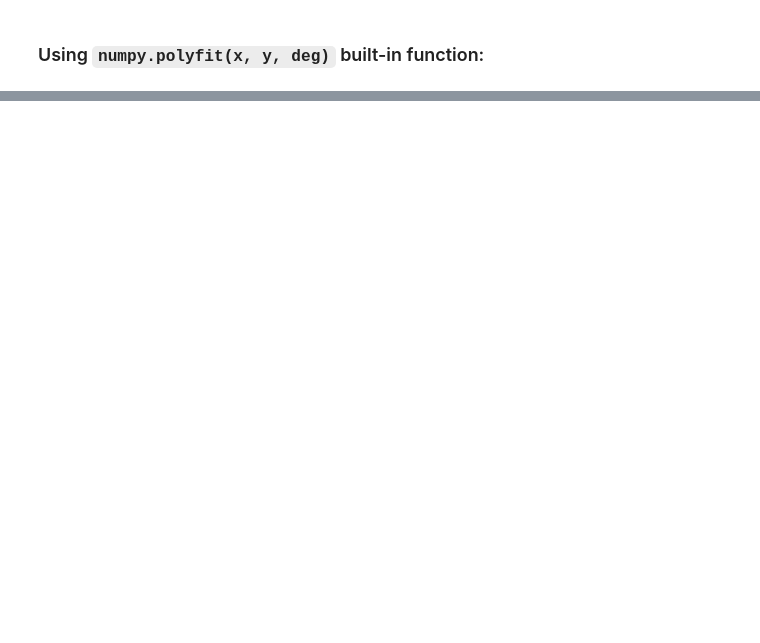
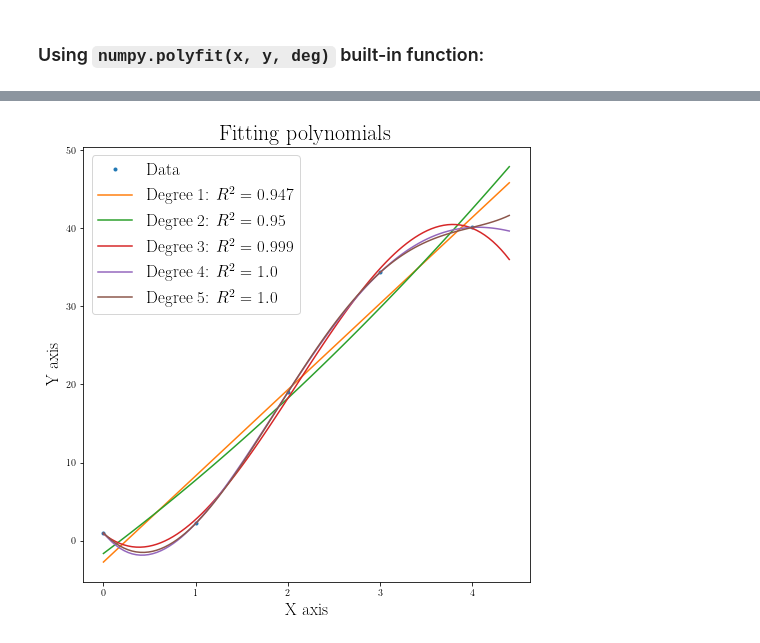
Before and after one commit to abtinshahidi/Foundation_applied_machine_learning, a Jupyter notebook: notebooks/week4/week4.ipynb, the cells around one changed output, grey strips where cells are left out. Saved outputs shown, nothing was run; the diff lists cells and outputs as text; code cells hidden in the pictures; blank space fills up the shorter version.

```diff
--- a/notebooks/week4/week4.ipynb
+++ b/notebooks/week4/week4.ipynb
@@ -433,0 +531,45 @@ array([1.03105414, 1.60047278, 4.36237257])
+# %%
+def general_fit(_x_values, _y_values, list_of_degrees=[1]):
+    model=[]
+    for degree in list_of_degrees:
+        fit = np.polyfit(_x_values, _y_values, deg=degree)
+        model.append(fit)
+    return model
+
+
+def plot_fits_data(x_values, y_values, list_of_degrees=[1]):
+    fitting_parameters = general_fit(x_values, y_values, list_of_degrees)
+    x_span = np.linspace(min(x_values), 1.1*max(x_values), 100)
+
+    i= 0
+
+    plt.plot(x_values, y_values, '.', label="Data ")
+
+    for fit_par in fitting_parameters:
+        reg = R_squared(y_values, np.polyval(fit_par, x_values))
+        reg = round(reg, 3)
+
+        y = np.polyval(fit_par, x_span)
+
+        try:
+            plt.plot(x_span, y, label="Degree {}: $R^2={}$".format(list_of_degrees[i],reg))
+        except IndexError:
+            break
+        i+=1
+    plt.legend(fontsize=14)
+# %%
+_x_, _y_=[0, 1, 2, 3, 4], [1, 2.2, 19, 34.33, 40.1]
+# %%
+fig = plt.figure(figsize=(8,8))
+
+plot_fits_data(_x_, _y_, [1,2,3,4,5])
+
+
+plt.title(r"Fitting polynomials", fontsize=22)
+plt.legend(fontsize=17)
+plt.xlabel(r"X axis", fontsize=17)
+plt.ylabel(r"Y axis", fontsize=17)
+
+plt.show()
+# %% [output]
+[figure, added]
```
Also changed, not shown: parts of 50 cells of this notebook.
